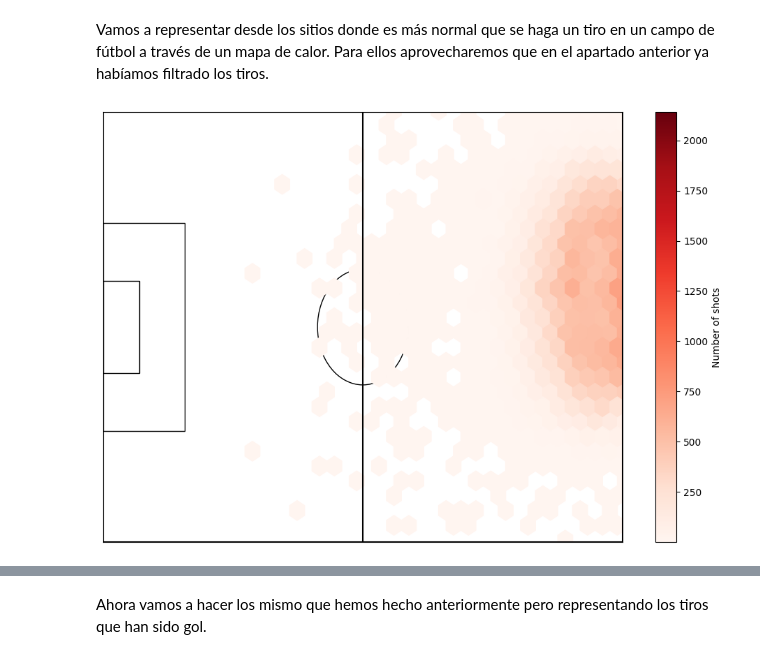
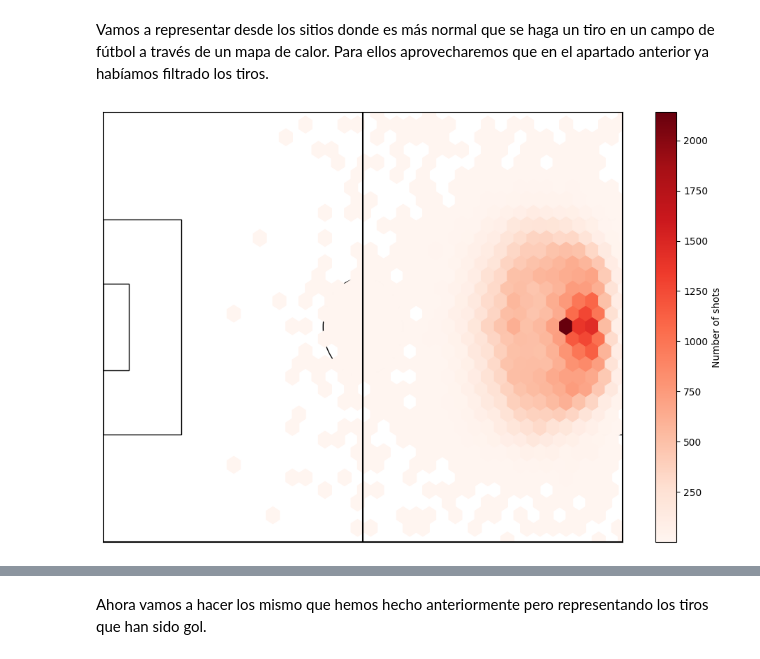
Before and after one commit to Jaime-Linares/EDA-FootySage, a Jupyter notebook: EDA(FootySage).ipynb, the cells around one changed output, grey strips where cells are left out. Cells and saved outputs as stored; diff of their text form; code cells hidden in the pictures.

Commit message:
[feat] improve heatmaps shoots and goals

```diff
--- a/EDA(FootySage).ipynb
+++ b/EDA(FootySage).ipynb
@@ -371,8 +371,8 @@ from bokeh.io import export_png
 
 # función que define el campo de fútbol
 def draw_pitch(ax):
-    # campo de fútbol estándar en metros
-    field_dimen = (105, 68)
+    # campo de fútbol dimensión de los datos de statsbomb
+    field_dimen = (120, 80)
 
     # dibuja el campo de fútbol
     ax.set_xlim(0, field_dimen[0])
@@ -387,38 +387,38 @@ def draw_pitch(ax):
     ax.plot([field_dimen[0], 0], [0, 0], color='black')  # Línea de gol inferior
 
     # area grande
-    ax.add_patch(Rectangle((0, field_dimen[1] / 2 - 16.5), 16.5, 33, edgecolor='black', facecolor='none'))
-    ax.add_patch(Rectangle((field_dimen[0] - 16.5, field_dimen[1] / 2 - 16.5), 16.5, 33, edgecolor='black', facecolor='none'))
+    ax.add_patch(Rectangle((0, field_dimen[1] / 2 - 20), 18, 40, edgecolor='black', facecolor='none'))
+    ax.add_patch(Rectangle((field_dimen[0] - 18, field_dimen[1] / 2 - 20), 18, 40, edgecolor='black', facecolor='none'))
 
     # area pequeña
-    ax.add_patch(Rectangle((0, field_dimen[1] / 2 - 7.32), 7.32, 14.64, edgecolor='black', facecolor='none'))
-    ax.add_patch(Rectangle((field_dimen[0] - 7.32, field_dimen[1] / 2 - 7.32), 7.32, 14.64, edgecolor='black', facecolor='none'))
+    ax.add_patch(Rectangle((0, field_dimen[1] / 2 - 8), 6, 16, edgecolor='black', facecolor='none'))
+    ax.add_patch(Rectangle((field_dimen[0] - 6, field_dimen[1] / 2 - 8), 6, 16, edgecolor='black', facecolor='none'))
 
     # centro del campo y punto de penalti
     ax.plot([field_dimen[0] / 2, field_dimen[0] / 2], [0, field_dimen[1]], color='black')  # Línea central
     central_circle = plt.Circle((field_dimen[0] / 2, field_dimen[1] / 2), 9.15, edgecolor='black', facecolor='none')
     ax.add_patch(central_circle)
 
 
 # crear el gráfico
 fig, ax = plt.subplots(figsize=(12, 8))
 draw_pitch(ax)
 
 # crear el mapa de calor usando histograma 2D
 hb = ax.hexbin(
     tiros_posicion_df['x'], tiros_posicion_df['y'],
     gridsize=30, cmap='Reds', mincnt=1
 )
 
 # añadimos la barra de colores
 cb = plt.colorbar(hb, ax=ax)
 cb.set_label('Number of shots')
 
 # guardamos la imagen
 heatmap_img_path = 'heatmap_shots.png'
 plt.savefig(heatmap_img_path, bbox_inches='tight')
 
 # mostramos el gráfico
 plt.show()
 # %% [output]
-[figure, old version]
+[figure, new version]
```
Also changed, not shown: parts of 8 cells of this notebook.
